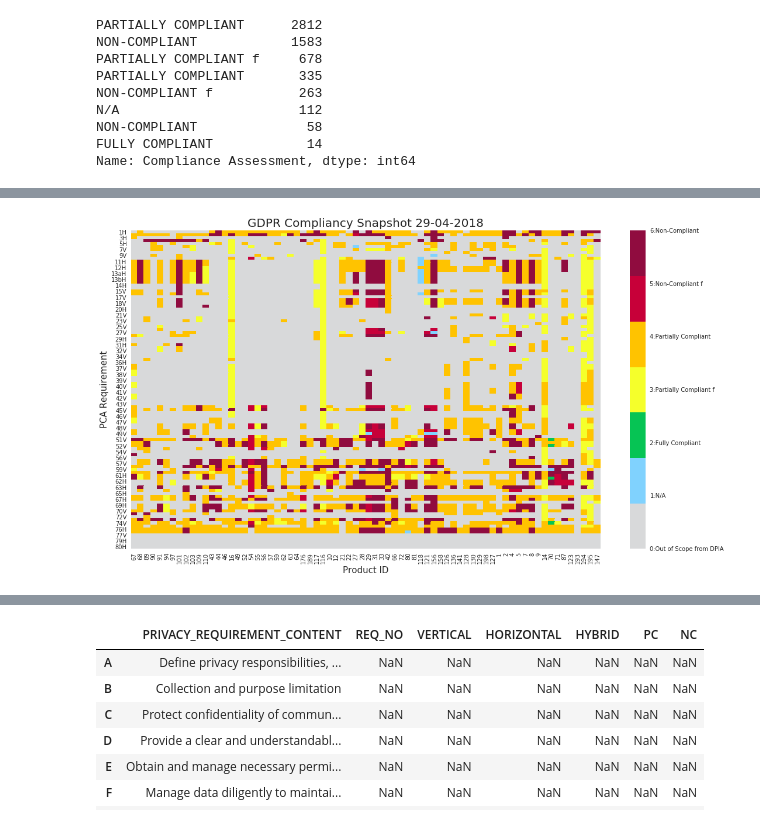
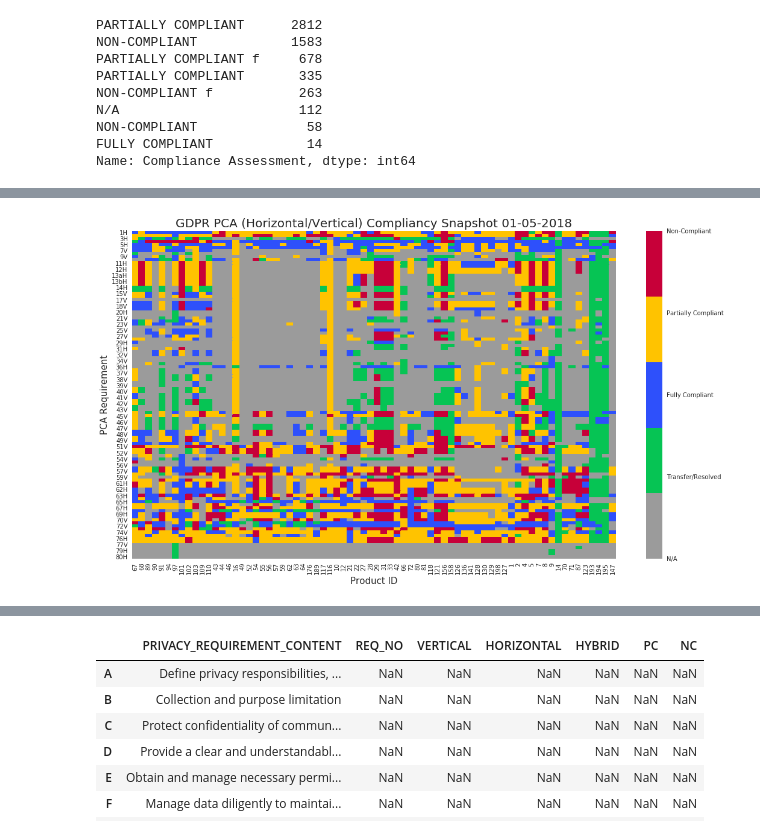
Before and after one commit to billyoconnor/DRC-GDPR, a Jupyter notebook: Compliancy-Heatmap.ipynb, the cells around one changed output, grey strips where cells are left out. Saved outputs shown, nothing was run; the diff lists cells and outputs as text; code cells hidden in the pictures.

```diff
--- a/Compliancy-Heatmap.ipynb
+++ b/Compliancy-Heatmap.ipynb
@@ -59,6 +173,5 @@ old_output_rs/                     Transfer-RS-Responses-V2.ipynb
 # %%
-pca_df = pd.read_excel('./RS_FEEDBACK/All/All-REMEDIATION-STATS-27-04-2018.xlsx')
-sca_df = pd.read_excel('./RS_FEEDBACK/All/All-REMEDIATION-STATS-27-04-2018.xlsx')
+
 
 PRACTICE = 'ALL'
 
@@ -148,5 +318,5 @@ sca_heatmap_df = sca_heatmap_df[[67,68,89,90,91,94,97,101,102,103,109,110,
 # %%
-pca_df['Compliance Assessment'].fillna('N/A', inplace=True)
+pca_df['Compliance Assessment'].fillna('UNKNOWN', inplace=True)
 # %%
 #pca_df[pca_df['Product ID'] == 22]
 pca_df['Compliance Assessment'].value_counts()
@@ -162,0 +345,9 @@ Name: Compliance Assessment, dtype: int64
+# %%
+#pca_df['Req Ref'].str.slice(11, -2)
+heatmap_df.fillna('N/A',inplace=True)
+
+for col in heatmap_df.columns:
+    for row in heatmap_df.index:
+        heatmap_df.loc[row][col] = pca_baseline.loc[int(row.strip('HVab'))][col]
+
+heatmap_df.head()
@@ -283,26 +558,30 @@ input_heatmap.tail()
+# %%
+input_heatmap.fillna(1,inplace=True)
+input_heatmap
+output_writer = pd.ExcelWriter('./dump.xlsx')
+input_heatmap.to_excel(output_writer, 'heatmap')
+output_writer.save()
 # %%
 f, ax = plt.subplots(figsize=(18, 10))
 #f.colorbar
-cmap=mcolors.ListedColormap(['#D8D9DA','#80D2FE',
-                     '#06C454',
-                     '#F5FF2B',
-                     '#FFC300',
-                     '#C70039',
-                     '#900C3F'])
+cmap=mcolors.ListedColormap(['#9B9B9B',
+                             '#06C454',
+                             '#2E50FB',
+                             '#FFC300',
+                             '#C70039'])
+
 zx = sns.heatmap(input_heatmap, ax=ax, square=False, cmap=cmap)
-title = "GDPR Compliancy Snapshot "+today
+title = "GDPR PCA (Horizontal/Vertical) Compliancy Snapshot "+today
 plt.title(title, size=20)
 plt.xlabel('Product ID', size=15)
 plt.ylabel('PCA Requirement', size=15)
 cbar = zx.collections[0].colorbar
-cbar.set_ticks([0, 1, 2, 3, 4, 5, 6])
-cbar.set_ticklabels(['0:Out of Scope from DPIA',
-                     '1:N/A',
-                     '2:Fully Compliant',
-                     '3:Partially Compliant f',
-                     '4:Partially Compliant',
-                     '5:Non-Compliant f',
-                     '6:Non-Compliant'])
+cbar.set_ticks([1, 2, 3, 4, 5])
+cbar.set_ticklabels(['N/A',
+                     'Transfer/Resolved',
+                     'Fully Compliant',
+                     'Partially Compliant',
+                     'Non-Compliant'])
 # %% [output]
-[figure, old version]
+[figure, new version]
 # %%
```
Also changed, not shown: parts of 55 cells of this notebook.
